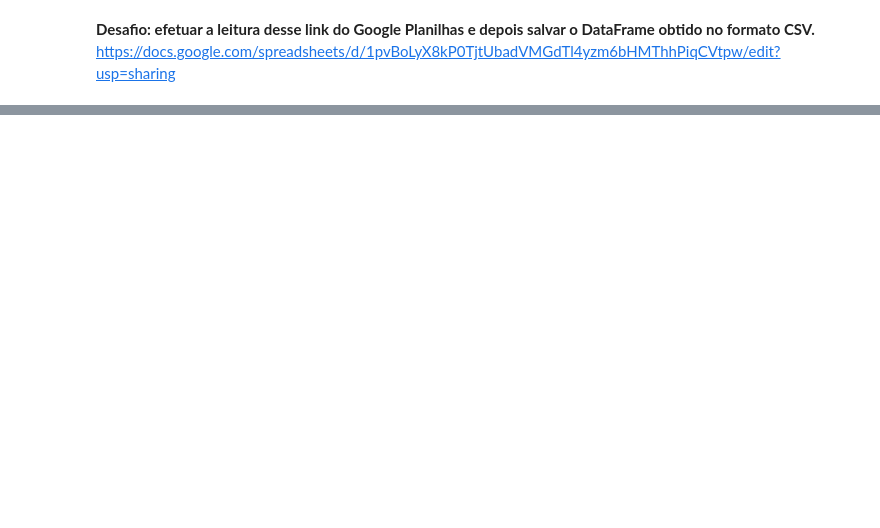
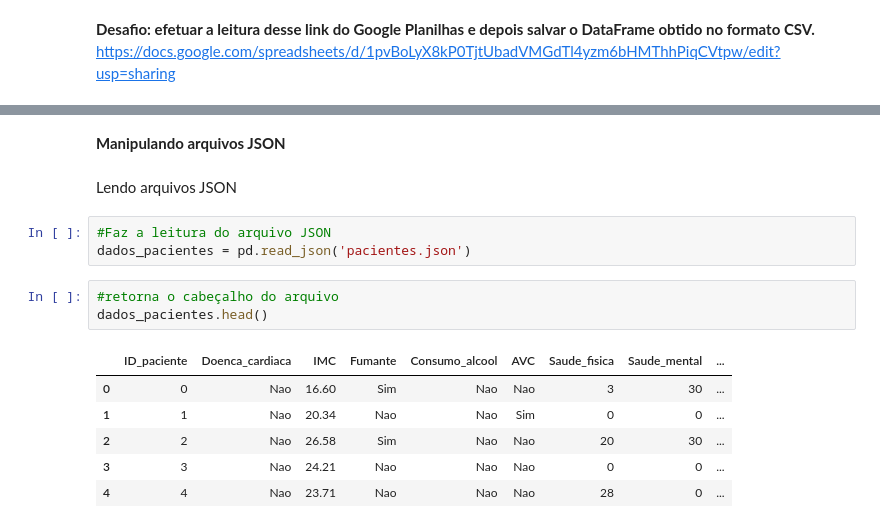
Before and after one commit to felipebocajr/Python-para-dados, a Jupyter notebook: pandas/diferentes formatos de arquivos/pandas.ipynb, the cells around one changed output, grey strips where cells are left out. Saved outputs shown, nothing was run; the diff lists cells and outputs as text; blank space fills up the shorter version.

```diff
--- a/pandas/conhecendo a biblioteca/diferentes formatos de arquivos/pandas.ipynb
+++ b/pandas/diferentes formatos de arquivos/pandas.ipynb
@@ -265,3 +261,20 @@ emissoes_mundo_save.head()
 | 3 | Albania | ALB | Europe & Central Asia | CO2 emissions (metric tons per ca... | 1.819.541.634 | 124.281.022 | 683.699.826 | 638.307.036 | 645.355.189 | 605.436.253 | ... |
 | 4 | Andorra | AND | Europe & Central Asia | CO2 emissions (metric tons per ca... | 7.521.831.658 | 723.537.924 | 69.630.787 | 6.724.177.518 | 6.541.578.914 | 6.733.479.486 | ... |
 5 rows × 35 columns
+# %% [markdown]
+**Manipulando arquivos JSON**
+# %% [markdown]
+Lendo arquivos JSON
+# %%
+#Faz a leitura do arquivo JSON
+dados_pacientes = pd.read_json('pacientes.json')
+# %%
+#retorna o cabeçalho do arquivo
+dados_pacientes.head()
+# %% [output]
+|  | ID_paciente | Doenca_cardiaca | IMC | Fumante | Consumo_alcool | AVC | Saude_fisica | Saude_mental | ... |
+| 0 | 0 | Nao | 16.60 | Sim | Nao | Nao | 3 | 30 | ... |
+| 1 | 1 | Nao | 20.34 | Nao | Nao | Sim | 0 | 0 | ... |
+| 2 | 2 | Nao | 26.58 | Sim | Nao | Nao | 20 | 30 | ... |
+| 3 | 3 | Nao | 24.21 | Nao | Nao | Nao | 0 | 0 | ... |
+| 4 | 4 | Nao | 23.71 | Nao | Nao | Nao | 28 | 0 | ... |
```
Also changed, not shown: parts of 35 cells of this notebook, 7 other files.
